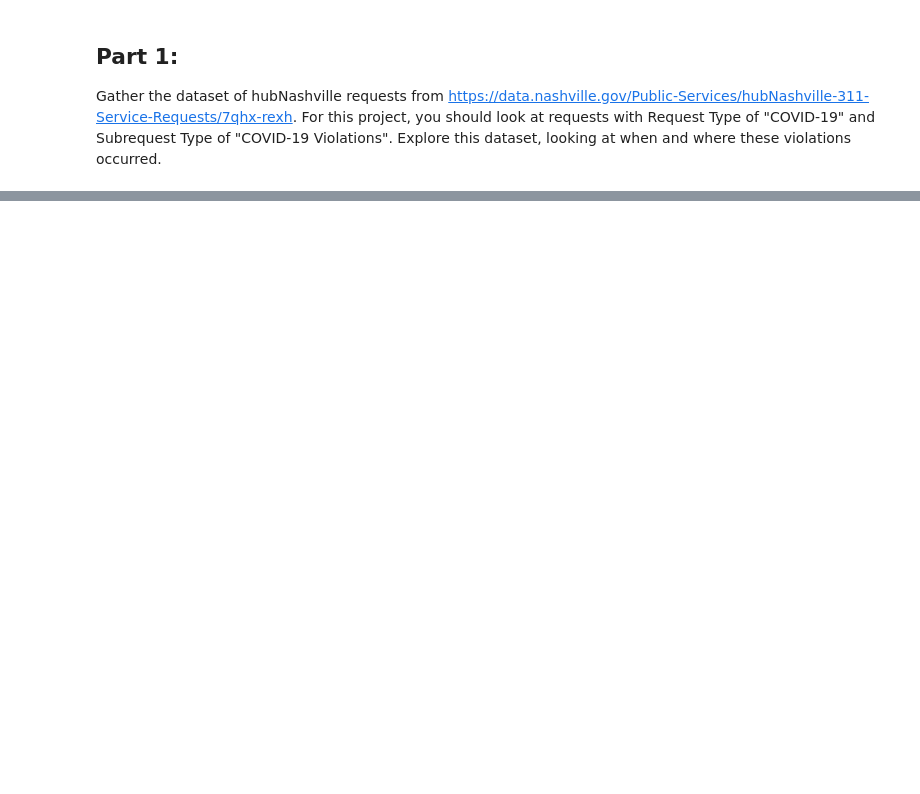
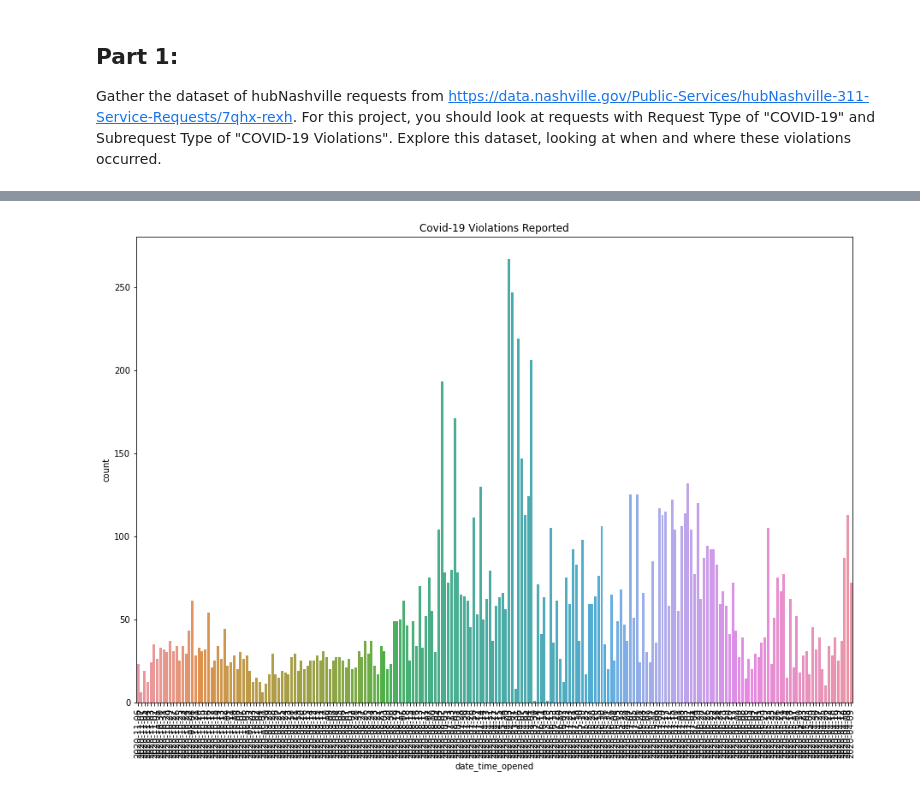
Before and after one commit to nss-data-science-cohort-4/dq4-covid-nashville-dq4_atk, a Jupyter notebook: notebooks/nashville_covid_dq4.ipynb, the cells around one changed output, grey strips where cells are left out. Cells and saved outputs as stored; diff of their text form; code cells hidden in the pictures; blank space fills up the shorter version.

```diff
--- a/notebooks/nashville_covid_dq4.ipynb
+++ b/notebooks/nashville_covid_dq4.ipynb
@@ -62,0 +73,8 @@ Nashville leads the number of violations with 43
+# %%
+fig, ax = plt.subplots(figsize=(15,10))
+data = hubNashville['date_time_opened'].dt.strftime('%Y-%m-%d')
+sns.countplot(data)
+plt.xticks(rotation='vertical')
+plt.title('Covid-19 Violations Reported');
+# %% [output]
+[figure, added]
```
Also changed, not shown: parts of 19 cells of this notebook.
